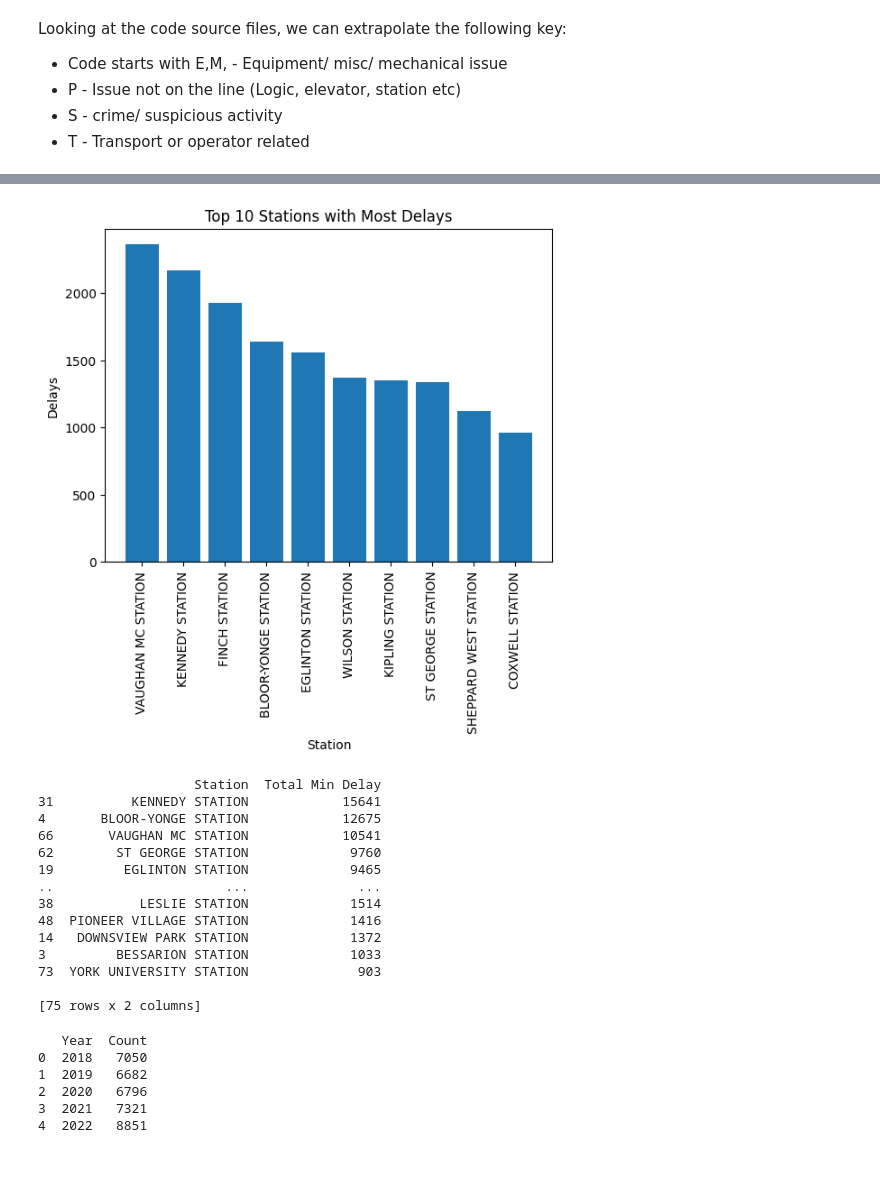
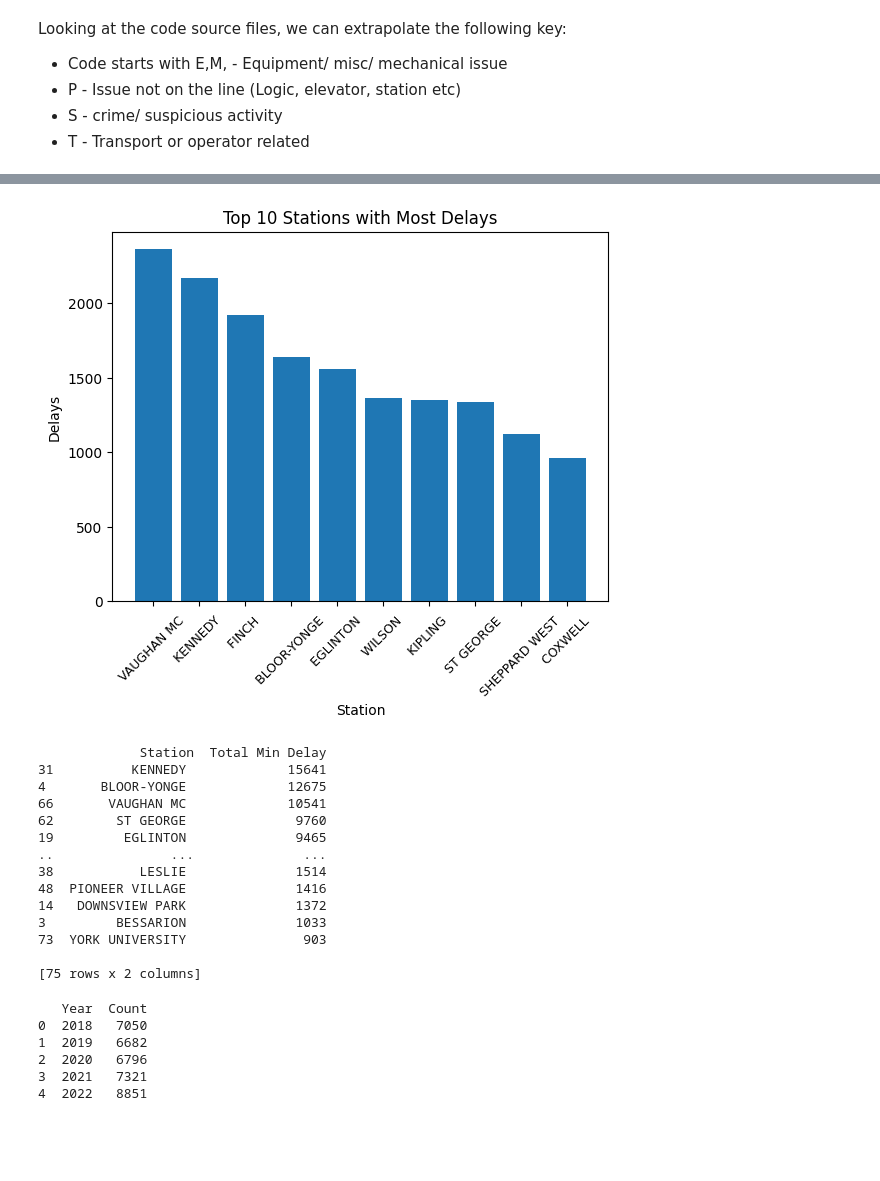
Before and after one commit to euan-nr/TTC-Incident-Reporting, a Jupyter notebook: TTC_Delays.ipynb, the cells around one changed output, grey strips where cells are left out. Cells and saved outputs as stored; diff of their text form; code cells hidden in the pictures.

```diff
--- a/TTC_Delays.ipynb
+++ b/TTC_Delays.ipynb
@@ -126,6 +126,9 @@ df['Station'] = df['Station'].str.replace('SHEPPARD STATION','SHEPPARD-YONGE STA
 #Filter for all incidents which occured at a station
 df=df[df['Station'].str.contains('STATION',case=False)]
 df=df.drop(df[df['Station']=='STATION'].index)
+# %%
+#Remove the word "STATION" totally for formatting purposes (I know, crazy right)
+df['Station'] = df['Station'].str.replace('STATION','')
 # %%
 def stationcounter(df):
   station_list=df["Station"].unique().tolist()
@@ -191,18 +181,18 @@ print("Number of Codes:",len(code_list))
 # %%
 def stationdelays(df,title):
   station_list=df["Station"].unique().tolist()
   station_counts=df['Station'].value_counts().sort_index()
   sort_station=station_counts.sort_values(ascending=False).head(10) #sort top 10 delay times
   df_stationcounts = pd.DataFrame({'Station': sort_station.index, 'Count': sort_station.values})
   plt.bar(df_stationcounts['Station'], df_stationcounts['Count'])
   plt.xlabel('Station')
   plt.ylabel('Delays')
   plt.title(title)
-  plt.xticks(rotation=90)
+  plt.xticks(fontsize=9,rotation=45)
   plt.show()
 stationdelays(df,'Top 10 Stations with Most Delays')
 # %% [output]
-[figure, old version]
+[figure, new version]
 # %%
 #Total delay time over stations
 station_delay_sum = df.groupby('Station')['Min Delay'].sum().reset_index()
@@ -210,18 +200,18 @@ station_delay_sum=station_delay_sum.rename(columns={'Min Delay':'Total Min Delay
 station_delay_sum=station_delay_sum.sort_values(by='Total Min Delay',ascending=False).head(75)
 print(station_delay_sum)
 # %% [output]
-                    Station  Total Min Delay
-31          KENNEDY STATION            15641
-4       BLOOR-YONGE STATION            12675
-66       VAUGHAN MC STATION            10541
-62        ST GEORGE STATION             9760
-19         EGLINTON STATION             9465
-..                      ...              ...
-38           LESLIE STATION             1514
-48  PIONEER VILLAGE STATION             1416
-14   DOWNSVIEW PARK STATION             1372
-3         BESSARION STATION             1033
-73  YORK UNIVERSITY STATION              903
+             Station  Total Min Delay
+31          KENNEDY             15641
+4       BLOOR-YONGE             12675
+66       VAUGHAN MC             10541
+62        ST GEORGE              9760
+19         EGLINTON              9465
+..               ...              ...
+38           LESLIE              1514
+48  PIONEER VILLAGE              1416
+14   DOWNSVIEW PARK              1372
+3         BESSARION              1033
+73  YORK UNIVERSITY               903
 
 [75 rows x 2 columns]
 # %%
```
Also changed, not shown: parts of 4 cells of this notebook.
